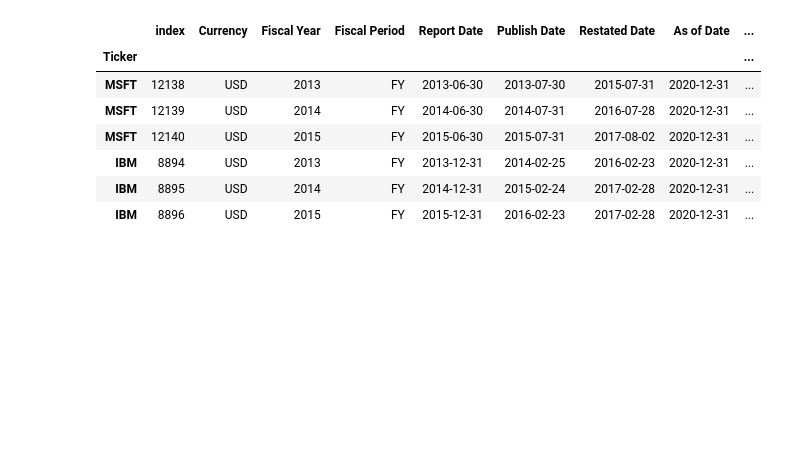
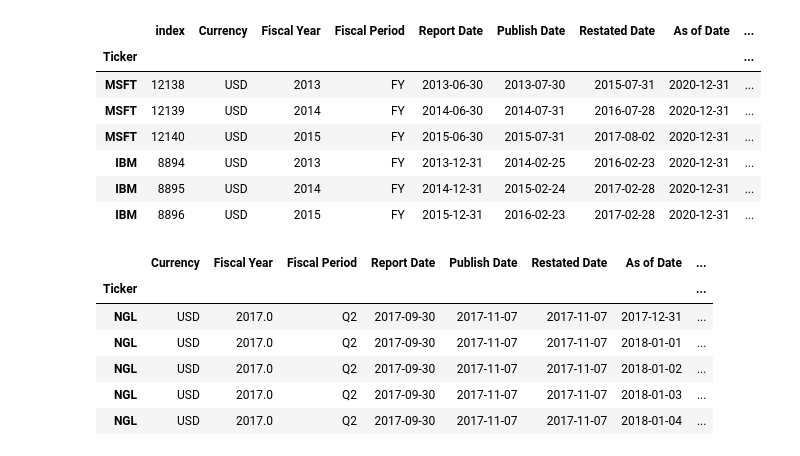
Before and after one commit to bbk-pij-2012-29/Financial-Data-API, a Jupyter notebook: api_example.ipynb, the cells around one changed output. Drawn from its saved outputs; the diff is of its cells as text; code cells hidden in the pictures; blank space fills up the shorter version.

```diff
--- a/api_example.ipynb
+++ b/api_example.ipynb
@@ -236,0 +268,10 @@ import numpy as np
+# %%
+df_net_income.head()
+# %% [output]
+|  | Currency | Fiscal Year | Fiscal Period | Report Date | Publish Date | Restated Date | As of Date | ... |
+| Ticker |  |  |  |  |  |  |  | ... |
+| NGL | USD | 2017.0 | Q2 | 2017-09-30 | 2017-11-07 | 2017-11-07 | 2017-12-31 | ... |
+| NGL | USD | 2017.0 | Q2 | 2017-09-30 | 2017-11-07 | 2017-11-07 | 2018-01-01 | ... |
+| NGL | USD | 2017.0 | Q2 | 2017-09-30 | 2017-11-07 | 2017-11-07 | 2018-01-02 | ... |
+| NGL | USD | 2017.0 | Q2 | 2017-09-30 | 2017-11-07 | 2017-11-07 | 2018-01-03 | ... |
+| NGL | USD | 2017.0 | Q2 | 2017-09-30 | 2017-11-07 | 2017-11-07 | 2018-01-04 | ... |
```
Also changed, not shown: parts of 15 cells of this notebook, 1 other file.
